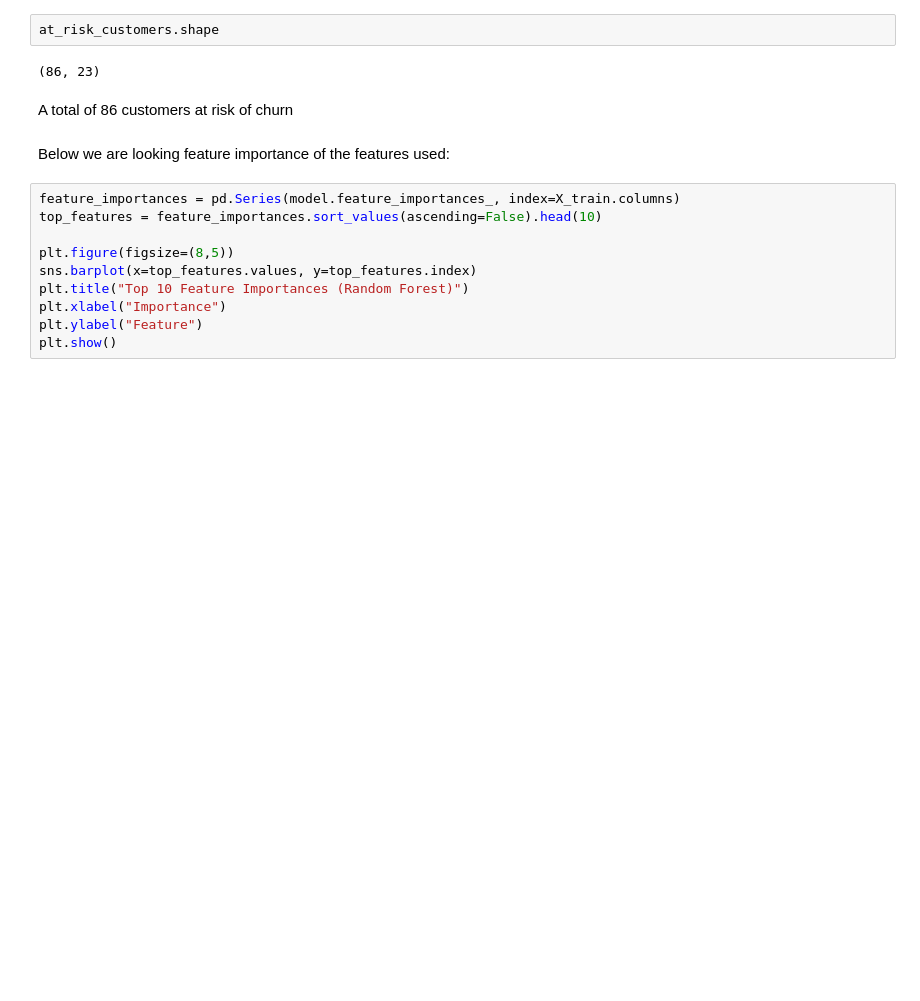
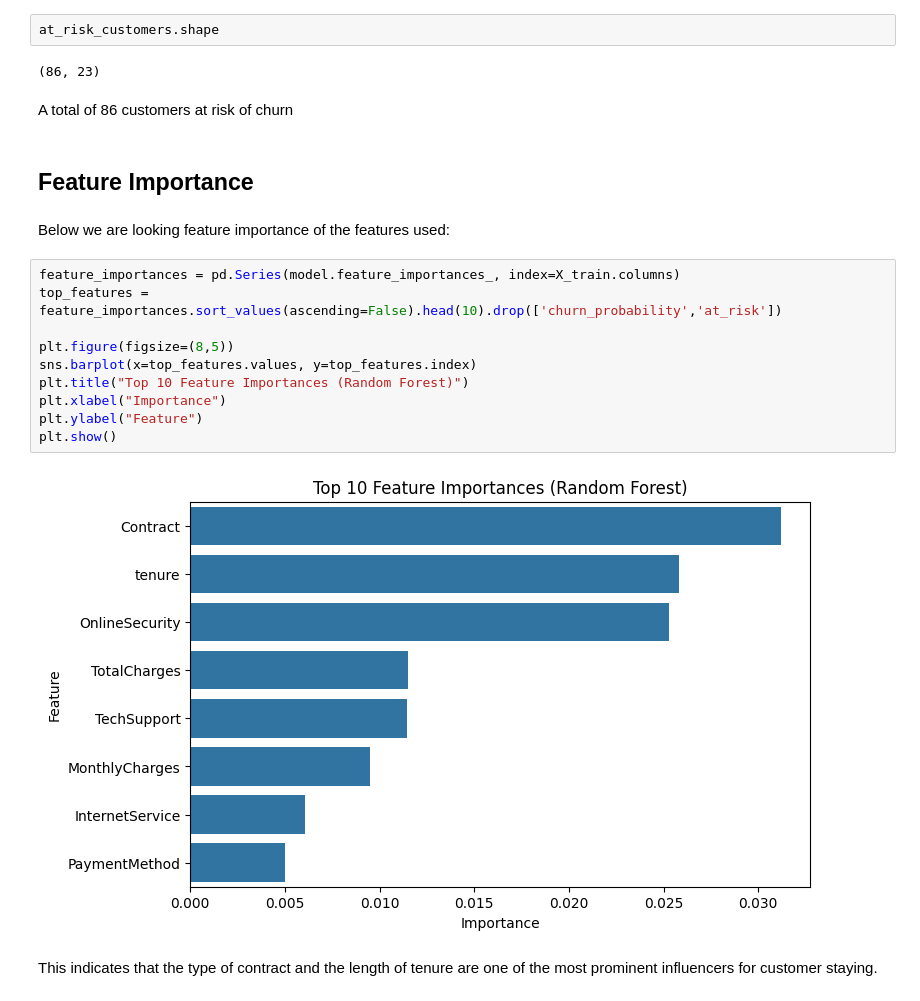
Before and after one commit to AabharanGupta/CustomerChurnAnalysis, a Jupyter notebook: Project.ipynb, the cells around one changed output. Saved outputs shown, nothing was run; the diff lists cells and outputs as text; blank space fills up the shorter version.

```diff
--- a/Project.ipynb
+++ b/Project.ipynb
@@ -644,15 +645,21 @@ at_risk_customers.shape
 (86, 23)
 # %% [markdown]
 A total of 86 customers at risk of churn
+# %% [markdown]
+## Feature Importance
 # %% [markdown]
 Below we are looking feature importance of the features used:
 # %%
 feature_importances = pd.Series(model.feature_importances_, index=X_train.columns)
-top_features = feature_importances.sort_values(ascending=False).head(10)
+top_features = feature_importances.sort_values(ascending=False).head(10).drop(['churn_probability','at_risk'])
 
 plt.figure(figsize=(8,5))
 sns.barplot(x=top_features.values, y=top_features.index)
 plt.title("Top 10 Feature Importances (Random Forest)")
 plt.xlabel("Importance")
 plt.ylabel("Feature")
 plt.show()
+# %% [output]
+[figure, added]
+# %% [markdown]
+This indicates that the type of contract and the length of tenure are one of the most prominent influencers for customer staying.
```
Also changed, not shown: parts of 1 cell of this notebook.
